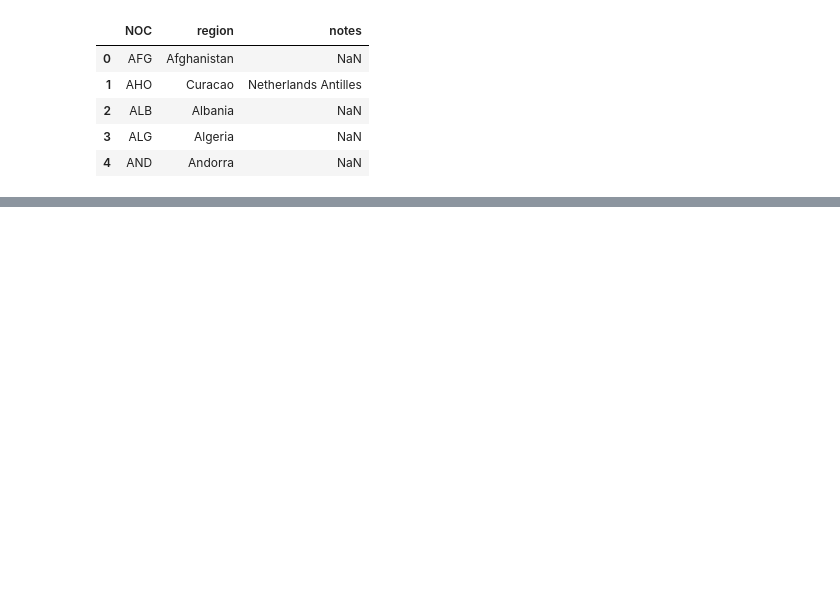
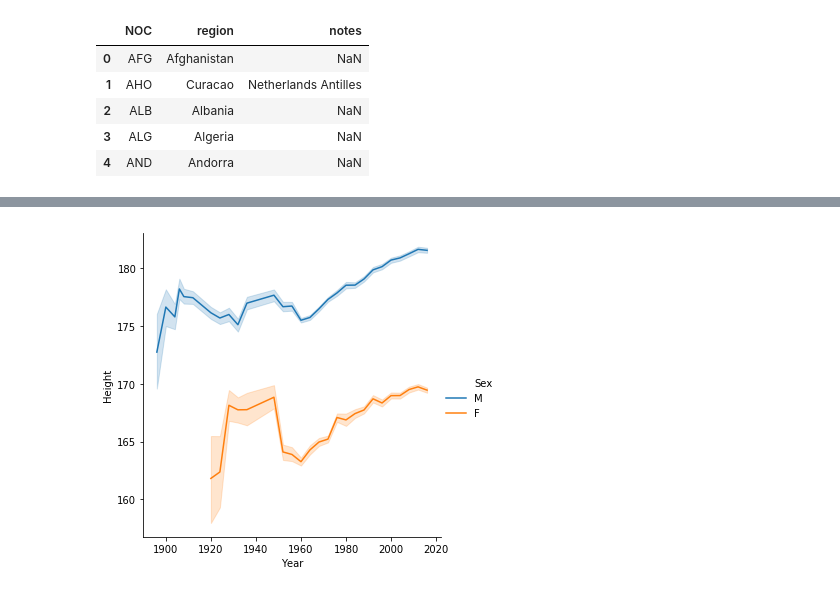
Before and after one commit to sarthakbatragatech/OlympicViz, a Jupyter notebook: OlympicViz.ipynb, the cells around one changed output, grey strips where cells are left out. Saved outputs shown, nothing was run; the diff lists cells and outputs as text; code cells hidden in the pictures; blank space fills up the shorter version.

```diff
--- a/OlympicViz.ipynb
+++ b/OlympicViz.ipynb
@@ -49,0 +60,4 @@ g = sns.relplot(x="Year", y="Height", kind="line", hue='Season', data=df)
+# %%
+g = sns.relplot(x='Year', y='Height', kind='line', hue='Sex', data=summer_df)
+# %% [output]
+[figure, added]
```
Also changed, not shown: parts of 24 cells of this notebook.
